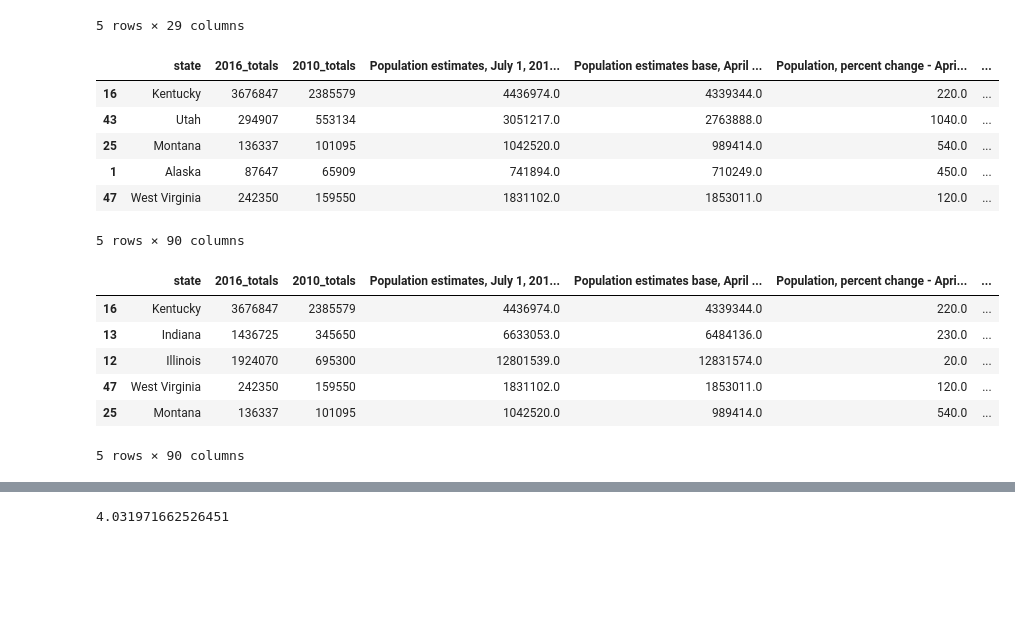
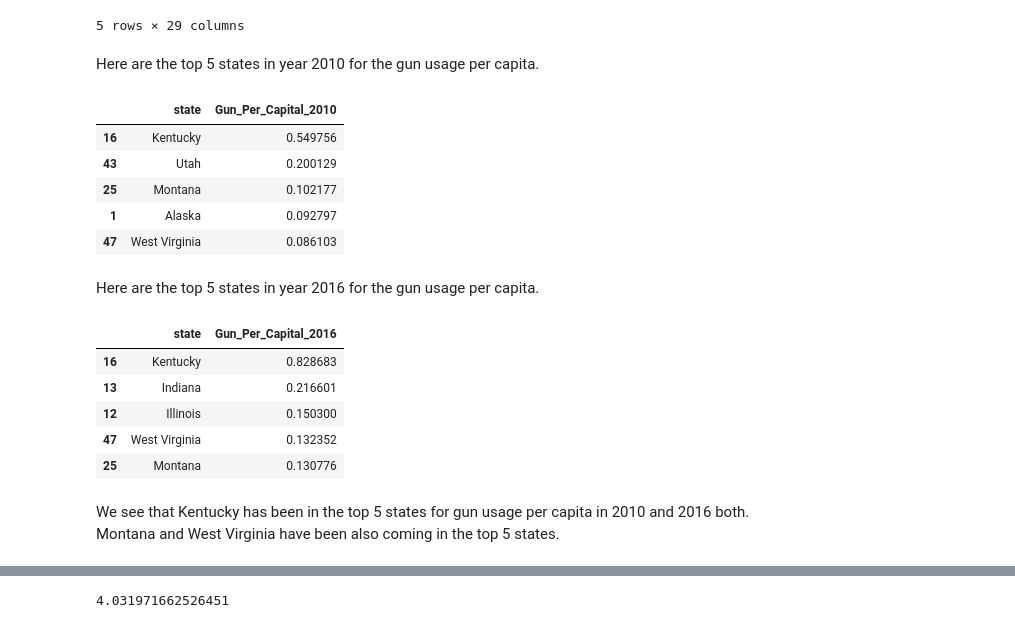
Before and after one commit to abhinav3/FBI-Gun-Data-Analysis, a Jupyter notebook: FBI-NICS-DATA-ANALYSATION.ipynb, the cells around one changed output, grey strips where cells are left out. Drawn from its saved outputs; the diff is of its cells as text; code cells hidden in the pictures; blank space fills up the shorter version.

```diff
--- a/FBI-NICS-DATA-ANALYSATION.ipynb
+++ b/FBI-NICS-DATA-ANALYSATION.ipynb
@@ -214,24 +279,28 @@ result = guntotal.merge(census_data, on='state', how='inner')
 result['Gun_Per_Capital_2016'] = result['2016_totals']/result['Population estimates, July 1, 2016,  (V2016)']
 # %%
 result['Gun_Per_Capital_2010'] = result['2010_totals']/result['Population estimates base, April 1, 2010,  (V2016)']
+# %% [markdown]
+Here are the top 5 states in year 2010 for the gun usage per capita.
 # %%
-result.nlargest(5,'Gun_Per_Capital_2010')
+result.nlargest(5,'Gun_Per_Capital_2010')[['state','Gun_Per_Capital_2010']]
 # %% [output]
-|  | state | 2016_totals | 2010_totals | Population estimates, July 1, 201... | Population estimates base, April ... | Population, percent change - Apri... | ... |
-| 16 | Kentucky | 3676847 | 2385579 | 4436974.0 | 4339344.0 | 220.0 | ... |
-| 43 | Utah | 294907 | 553134 | 3051217.0 | 2763888.0 | 1040.0 | ... |
-| 25 | Montana | 136337 | 101095 | 1042520.0 | 989414.0 | 540.0 | ... |
-| 1 | Alaska | 87647 | 65909 | 741894.0 | 710249.0 | 450.0 | ... |
-| 47 | West Virginia | 242350 | 159550 | 1831102.0 | 1853011.0 | 120.0 | ... |
+|  | state | Gun_Per_Capital_2010 |
+| 16 | Kentucky | 0.549756 |
+| 43 | Utah | 0.200129 |
+| 25 | Montana | 0.102177 |
+| 1 | Alaska | 0.092797 |
+| 47 | West Virginia | 0.086103 |
-5 rows × 90 columns
+# %% [markdown]
+Here are the top 5 states in year 2016 for the gun usage per capita.
 # %%
-result.nlargest(5,'Gun_Per_Capital_2016')
+result.nlargest(5,'Gun_Per_Capital_2016')[['state','Gun_Per_Capital_2016']]
 # %% [output]
-|  | state | 2016_totals | 2010_totals | Population estimates, July 1, 201... | Population estimates base, April ... | Population, percent change - Apri... | ... |
-| 16 | Kentucky | 3676847 | 2385579 | 4436974.0 | 4339344.0 | 220.0 | ... |
-| 13 | Indiana | 1436725 | 345650 | 6633053.0 | 6484136.0 | 230.0 | ... |
-| 12 | Illinois | 1924070 | 695300 | 12801539.0 | 12831574.0 | 20.0 | ... |
-| 47 | West Virginia | 242350 | 159550 | 1831102.0 | 1853011.0 | 120.0 | ... |
-| 25 | Montana | 136337 | 101095 | 1042520.0 | 989414.0 | 540.0 | ... |
+|  | state | Gun_Per_Capital_2016 |
+| 16 | Kentucky | 0.828683 |
+| 13 | Indiana | 0.216601 |
+| 12 | Illinois | 0.150300 |
+| 47 | West Virginia | 0.132352 |
+| 25 | Montana | 0.130776 |
-5 rows × 90 columns
+# %% [markdown]
+We see that Kentucky has been in the top 5 states for gun usage per capita in 2010 and 2016 both.    Montana and West Virginia have been also coming in the top 5 states.
 # %%
```
Also changed, not shown: parts of 66 cells of this notebook.
